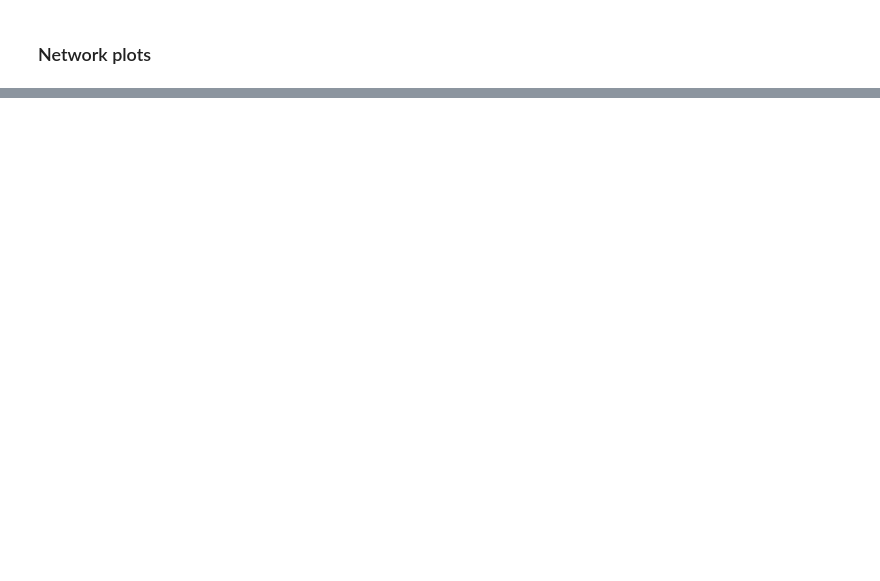
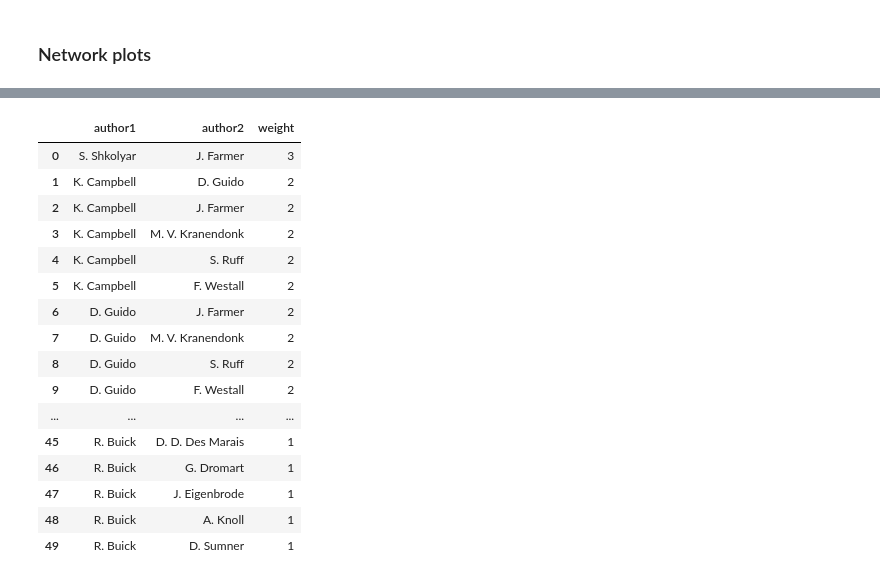
Before and after one commit to jhupiterz/research-analytics, a Jupyter notebook: Notebooks/semantic_api.ipynb, the cells around one changed output, grey strips where cells are left out. Drawn from its saved outputs; the diff is of its cells as text; code cells hidden in the pictures; blank space fills up the shorter version.

Commit message:
coded references network yiihhaaaaa

```diff
--- a/Notebooks/semantic_api.ipynb
+++ b/Notebooks/semantic_api.ipynb
@@ -209,0 +217,20 @@ all_references_df.head()
+# %%
+plots.generate_collab_network_df(results_df)
+# %% [output]
+|  | author1 | author2 | weight |
+| 0 | S. Shkolyar | J. Farmer | 3 |
+| 1 | K. Campbell | D. Guido | 2 |
+| 2 | K. Campbell | J. Farmer | 2 |
+| 3 | K. Campbell | M. V. Kranendonk | 2 |
+| 4 | K. Campbell | S. Ruff | 2 |
+| 5 | K. Campbell | F. Westall | 2 |
+| 6 | D. Guido | J. Farmer | 2 |
+| 7 | D. Guido | M. V. Kranendonk | 2 |
+| 8 | D. Guido | S. Ruff | 2 |
+| 9 | D. Guido | F. Westall | 2 |
+| ... | ... | ... | ... |
+| 45 | R. Buick | D. D. Des Marais | 1 |
+| 46 | R. Buick | G. Dromart | 1 |
+| 47 | R. Buick | J. Eigenbrode | 1 |
+| 48 | R. Buick | A. Knoll | 1 |
+| 49 | R. Buick | D. Sumner | 1 |
```
Also changed, not shown: parts of 12 cells of this notebook, 3 other files.
